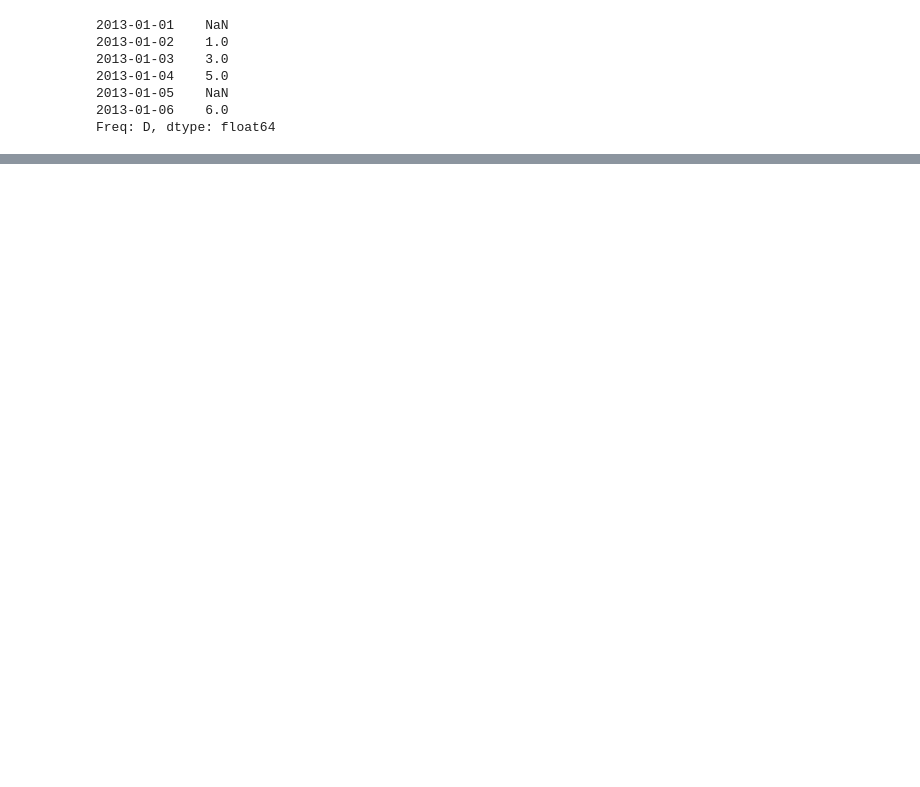
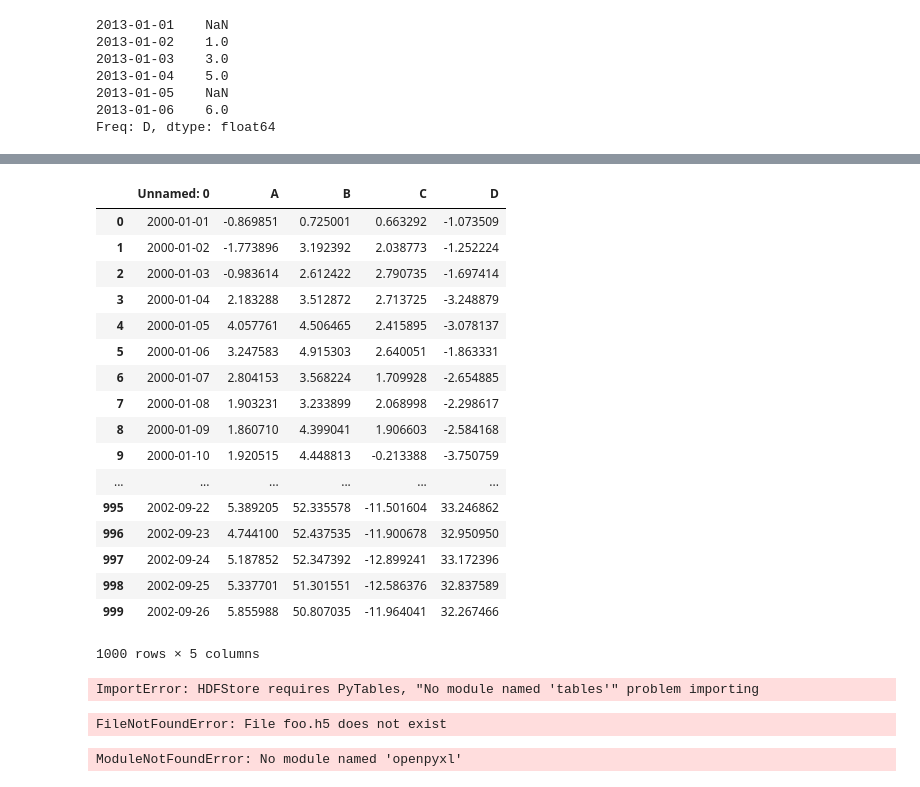
Before and after one commit to marshalwolf/python-use, a Jupyter notebook: 10minutes-to-pandas.ipynb, the cells around one changed output, grey strips where cells are left out. Cells and saved outputs as stored; diff of their text form; code cells hidden in the pictures; blank space fills up the shorter version.

```diff
--- a/10minutes-to-pandas.ipynb
+++ b/10minutes-to-pandas.ipynb
@@ -476,0 +1106,21 @@ df.apply(np.cumsum)
+# %%
+pd.read_csv('foo.csv')
+# %% [output]
+|  | Unnamed: 0 | A | B | C | D |
+| 0 | 2000-01-01 | -0.869851 | 0.725001 | 0.663292 | -1.073509 |
+| 1 | 2000-01-02 | -1.773896 | 3.192392 | 2.038773 | -1.252224 |
+| 2 | 2000-01-03 | -0.983614 | 2.612422 | 2.790735 | -1.697414 |
+| 3 | 2000-01-04 | 2.183288 | 3.512872 | 2.713725 | -3.248879 |
+| 4 | 2000-01-05 | 4.057761 | 4.506465 | 2.415895 | -3.078137 |
+| 5 | 2000-01-06 | 3.247583 | 4.915303 | 2.640051 | -1.863331 |
+| 6 | 2000-01-07 | 2.804153 | 3.568224 | 1.709928 | -2.654885 |
+| 7 | 2000-01-08 | 1.903231 | 3.233899 | 2.068998 | -2.298617 |
+| 8 | 2000-01-09 | 1.860710 | 4.399041 | 1.906603 | -2.584168 |
+| 9 | 2000-01-10 | 1.920515 | 4.448813 | -0.213388 | -3.750759 |
+| ... | ... | ... | ... | ... | ... |
+| 995 | 2002-09-22 | 5.389205 | 52.335578 | -11.501604 | 33.246862 |
+| 996 | 2002-09-23 | 4.744100 | 52.437535 | -11.900678 | 32.950950 |
+| 997 | 2002-09-24 | 5.187852 | 52.347392 | -12.899241 | 33.172396 |
+| 998 | 2002-09-25 | 5.337701 | 51.301551 | -12.586376 | 32.837589 |
+| 999 | 2002-09-26 | 5.855988 | 50.807035 | -11.964041 | 32.267466 |
+1000 rows × 5 columns
@@ -476,0 +1129,8 @@ df.apply(np.cumsum)
+# %%
+df.to_hdf('foo.h5', 'df')
+# %% [output]
+ImportError: HDFStore requires PyTables, "No module named 'tables'" problem importing
+# %%
+pd.read_hdf('foo.h5', 'df')
+# %% [output]
+FileNotFoundError: File foo.h5 does not exist
@@ -476,0 +1139,4 @@ df.apply(np.cumsum)
+# %%
+df.to_excel('foo.xlsx', sheet_name='Sheet1')
+# %% [output]
+ModuleNotFoundError: No module named 'openpyxl'
```
Also changed, not shown: parts of 140 cells of this notebook.
